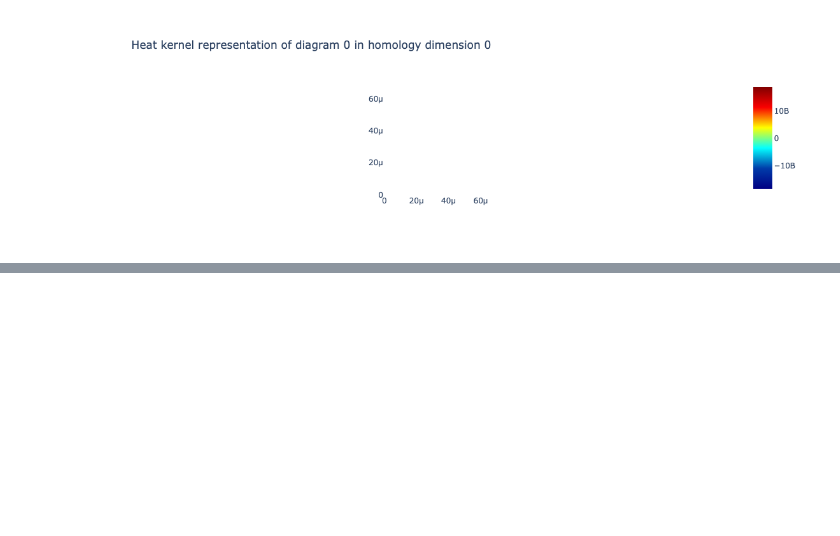
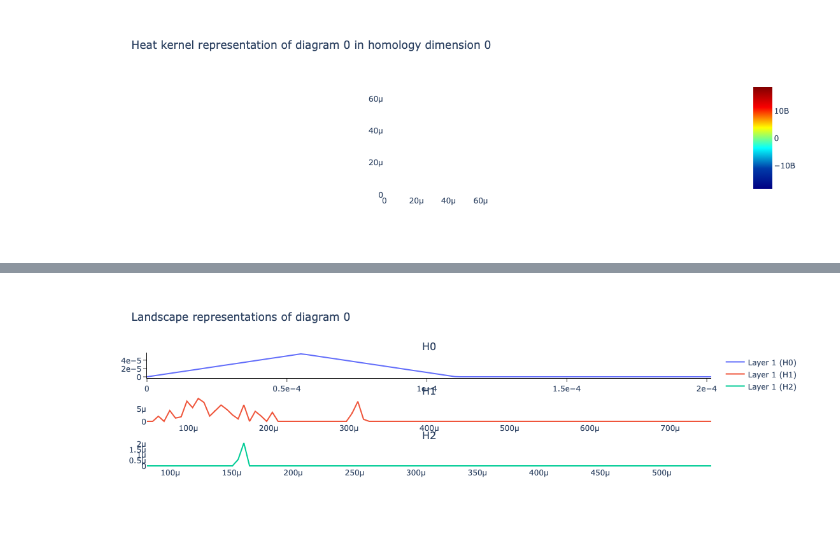
Before and after one commit to peppey/Topological-Data-Analysis-on-Brain-Data, a Jupyter notebook: EEG_Data_Analysis/Data_Exploration.ipynb, the cells around one changed output, grey strips where cells are left out. Saved outputs shown, nothing was run; the diff lists cells and outputs as text; code cells hidden in the pictures; blank space fills up the shorter version.

```diff
--- a/EEG_Data_Analysis/Data_Exploration.ipynb
+++ b/EEG_Data_Analysis/Data_Exploration.ipynb
@@ -185,0 +203,5 @@ Heat kernel intensity of label 7 for homology dimension 0: 8385554457.545019
+# %%
+landscape = PL.fit_transform(train_short_persistence_diagrams_label_3)
+PL.plot(landscape)
+# %% [output]
+[figure, added]
```
Also changed, not shown: parts of 16 cells of this notebook.
